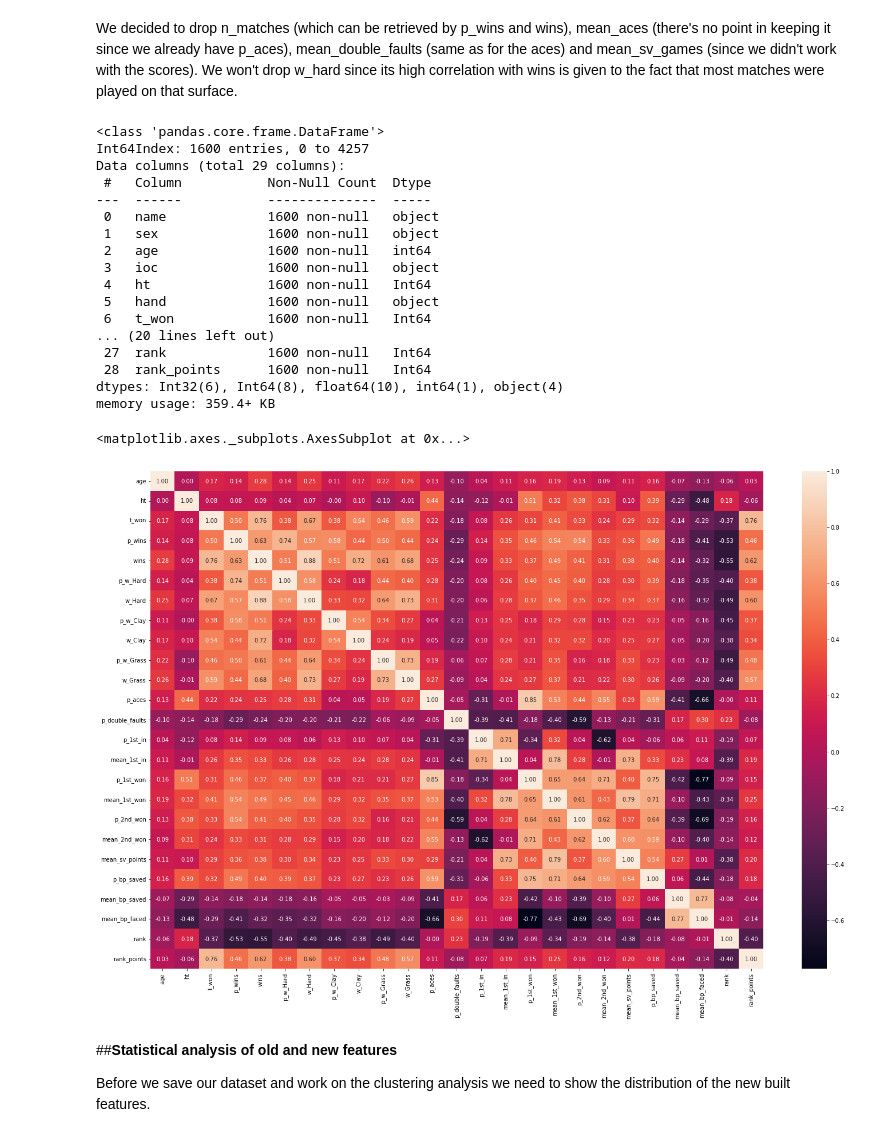
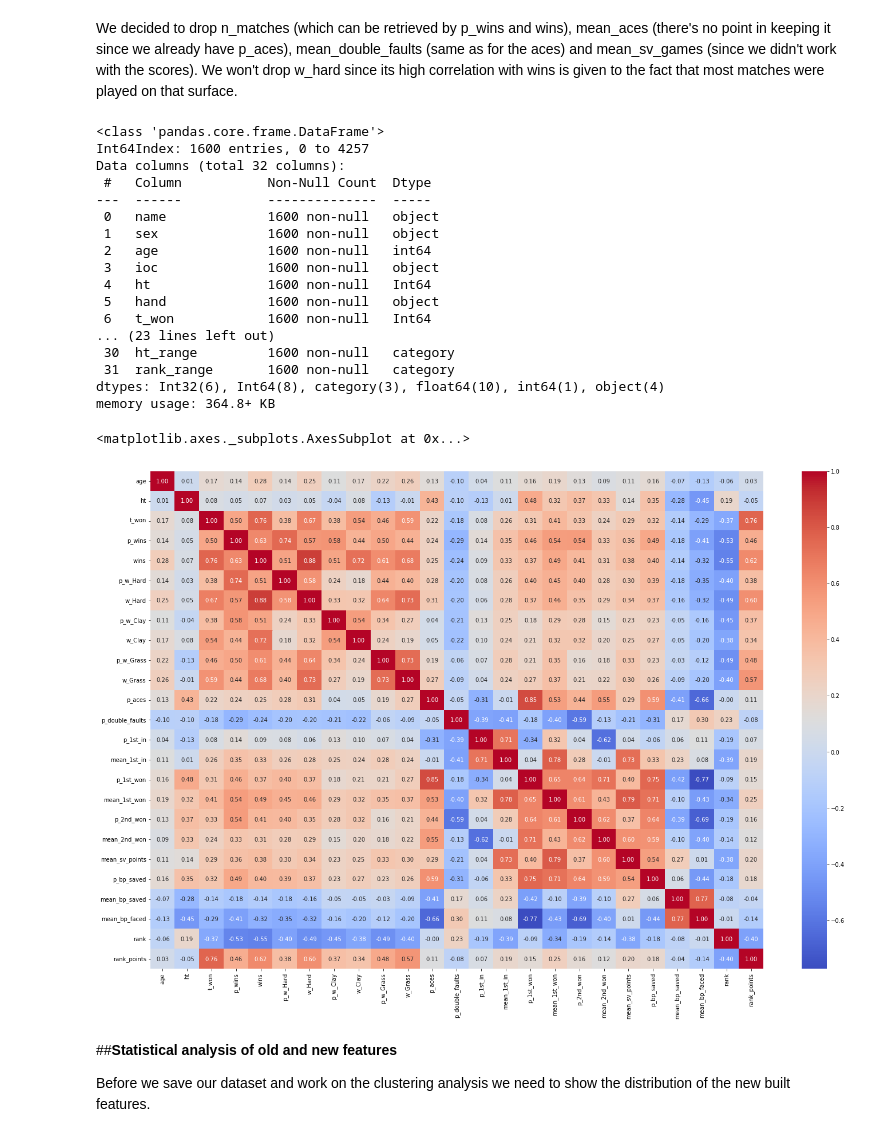
Before and after one commit to nikodallanoce/DataMiningProject, a Jupyter notebook: DM_14_TASK1/DM_14_data_preparation.ipynb, the cells around one changed output. Drawn from its saved outputs; the diff is of its cells as text; code cells hidden in the pictures.

```diff
--- a/DM_14_TASK1/DM_14_data_preparation.ipynb
+++ b/DM_14_TASK1/DM_14_data_preparation.ipynb
@@ -867,3 +839,18 @@ df_players=df_players.fillna(0)
+# %%
+# age range
+bins_age = [0, 21, 28, 35, np.inf]
+names_age = ['<21', '[21,27]', '[28,34]', '>34']
+df_players['age_range'] = pd.cut(df_players['age'], bins_age, labels=names_age)
+
+# height range
+bins_ht = [0, 171, 181, 191, np.inf]
+names_ht = ['<=170', '[171,180]', '[181,190]', '>190']
+df_players['ht_range'] = pd.cut(df_players['ht'], bins_ht, labels=names_ht)
+
+# rank range
+bins_rank = [0, 11, 26, 51, 101, 251, 501, 10001, np.inf]
+names_rank = ['top 10', 'top 25', 'top 50', 'top 100', 'top 250', 'top 500', 'top 1000', 'out rank']
+df_players['rank_range'] = pd.cut(df_players['rank'], bins_rank, labels=names_rank)
 # %% [markdown]
 We have to drop some of the previous features.
 # %%
@@ -875,7 +862,7 @@ Order the features in the players' dataframe.
 # %%
 features = ["name", "sex", "age", "ioc", "ht", "hand", "t_won", "n_matches", "p_wins", "wins", "p_w_Hard", "w_Hard", "p_w_Clay", "w_Clay",
             "p_w_Grass", "w_Grass", "mean_aces", "p_aces", "mean_double_faults", "p_double_faults", "p_1st_in", "mean_1st_in", "p_1st_won", "mean_1st_won", "p_2nd_won", "mean_2nd_won",
-            "mean_sv_points", "p_bp_saved", "mean_bp_saved", "mean_bp_faced", "mean_sv_games", "rank", "rank_points", ]
+            "mean_sv_points", "p_bp_saved", "mean_bp_saved", "mean_bp_faced", "mean_sv_games", "rank", "rank_points", 'age_range', 'ht_range', 'rank_range']
 df_players = df_players[features]
 df_players
 # %% [output]
@@ -934,7 +921,7 @@ df_players.info()
 # %% [output]
 <class 'pandas.core.frame.DataFrame'>
 Int64Index: 1600 entries, 0 to 4257
-Data columns (total 29 columns):
+Data columns (total 32 columns):
  #   Column           Non-Null Count  Dtype
 ---  ------           --------------  -----
  0   name             1600 non-null   object
@@ -944,17 +931,17 @@ Data columns (total 29 columns):
  4   ht               1600 non-null   Int64
  5   hand             1600 non-null   object
  6   t_won            1600 non-null   Int64
-... (20 lines left out)
- 27  rank             1600 non-null   Int64
- 28  rank_points      1600 non-null   Int64
-dtypes: Int32(6), Int64(8), float64(10), int64(1), object(4)
-memory usage: 359.4+ KB
+... (23 lines left out)
+ 30  ht_range         1600 non-null   category
+ 31  rank_range       1600 non-null   category
+dtypes: Int32(6), Int64(8), category(3), float64(10), int64(1), object(4)
+memory usage: 364.8+ KB
 # %%
 plt.pyplot.figure(figsize=(24, 16))
-sn.heatmap(df_players.corr(), annot=True, fmt=".2f")
+sn.heatmap(df_players.corr(), annot=True, fmt=".2f", cmap="coolwarm")
 # %% [output]
 <matplotlib.axes._subplots.AxesSubplot at 0x...>
-[figure, old version]
+[figure, new version]
 # %% [markdown]
 ##**Statistical analysis of old and new features**
 
```
Also changed, not shown: parts of 41 cells of this notebook.
